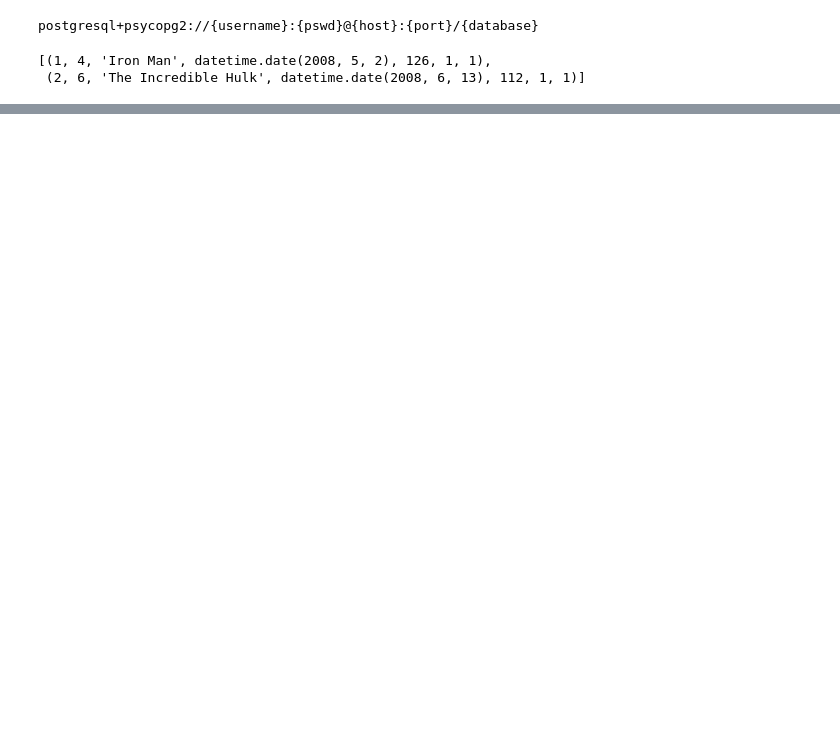
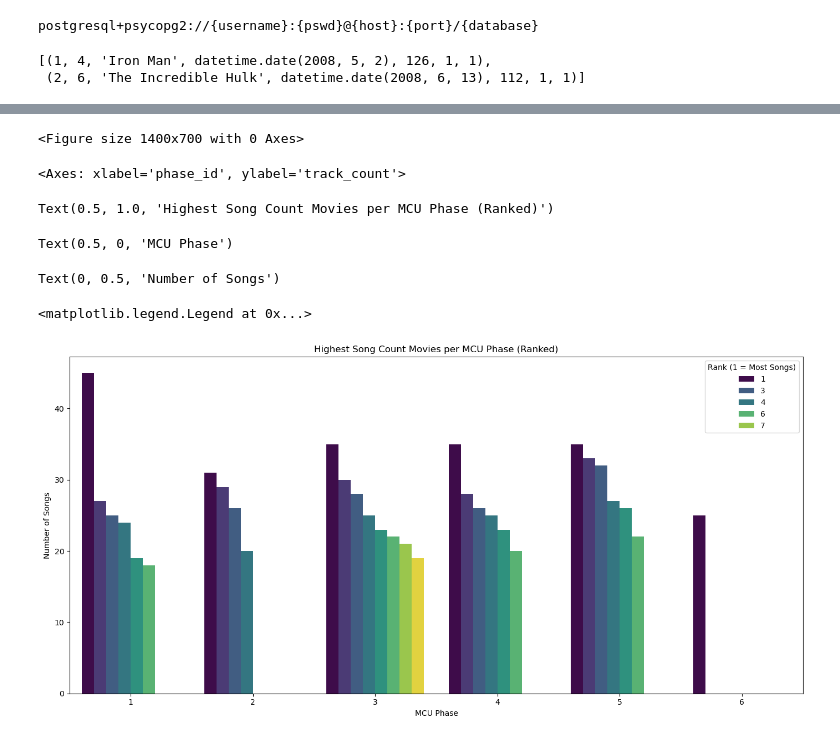
Before and after one commit to yeahaaron5/MCU_Soundtrack_Project, a Jupyter notebook: MCU_Soundtrack_PP.ipynb, the cells around one changed output, grey strips where cells are left out. Saved outputs shown, nothing was run; the diff lists cells and outputs as text; code cells hidden in the pictures; blank space fills up the shorter version.

```diff
--- a/MCU_Soundtrack_PP.ipynb
+++ b/MCU_Soundtrack_PP.ipynb
@@ -49,0 +128,24 @@ mps_data
+# %%
+plt.figure(figsize=(14,7))
+
+sns.barplot(x = "phase_id",
+            y = "track_count",
+            data = longest_tracks_phase_data,
+            hue = "track_rank",
+            palette = "viridis")
+
+plt.title("Highest Song Count Movies per MCU Phase (Ranked)")
+plt.xlabel("MCU Phase")
+plt.ylabel("Number of Songs")
+plt.legend(title = "Rank (1 = Most Songs)")
+
+plt.tight_layout()
+plt.show()
+# %% [output]
+<Figure size 1400x700 with 0 Axes>
+<Axes: xlabel='phase_id', ylabel='track_count'>
+Text(0.5, 1.0, 'Highest Song Count Movies per MCU Phase (Ranked)')
+Text(0.5, 0, 'MCU Phase')
+Text(0, 0.5, 'Number of Songs')
+<matplotlib.legend.Legend at 0x...>
+[figure, added]
```
Also changed, not shown: parts of 9 cells of this notebook, 1 other file.
